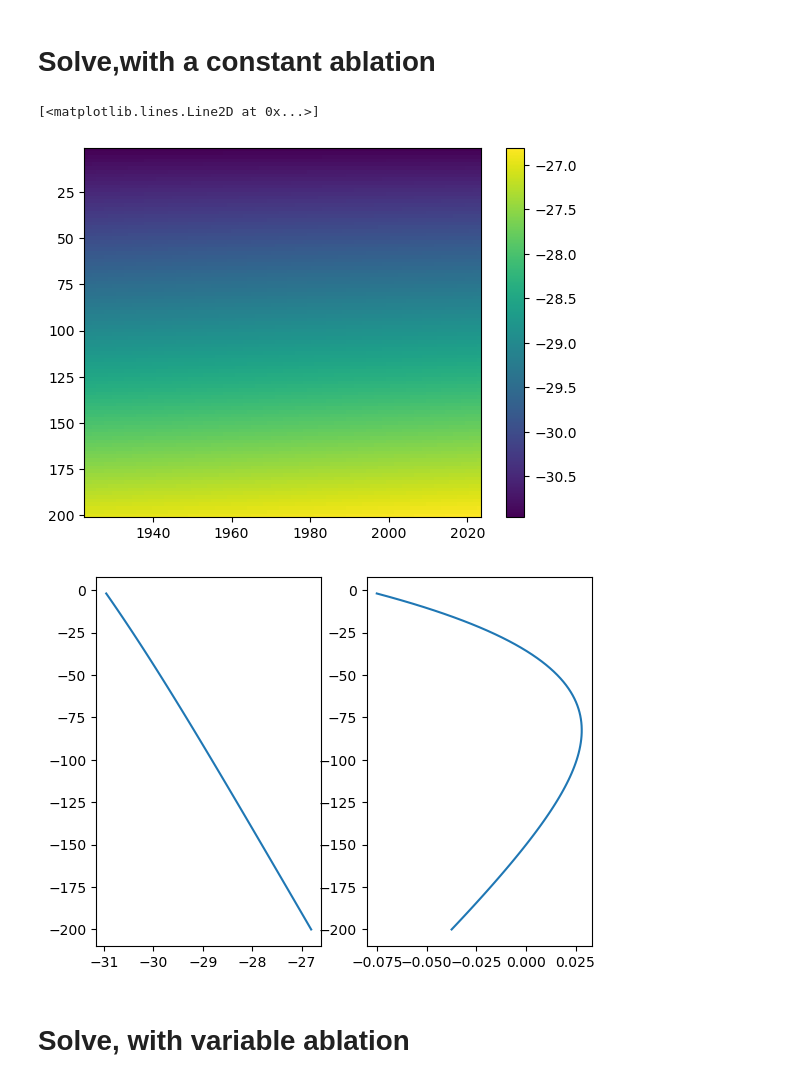
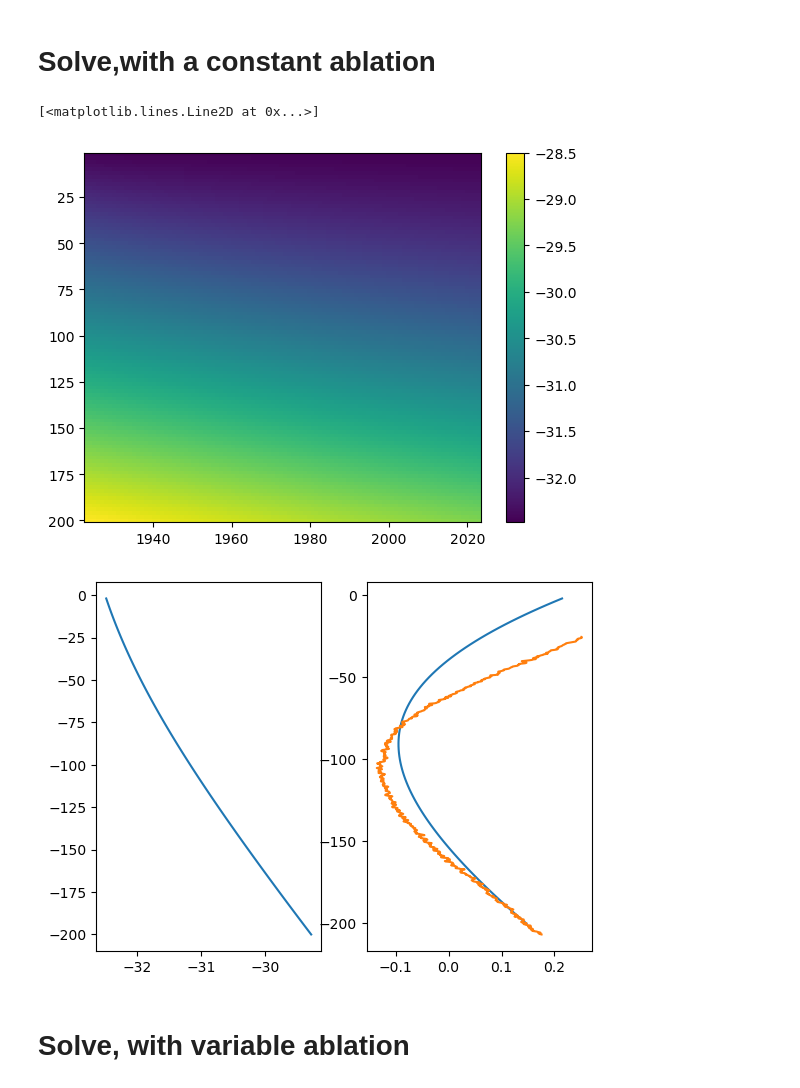
Before and after one commit to johnmorganmanos/Antarctica_AH_Thermometry, a Jupyter notebook: Untitled.ipynb, the cells around one changed output. Saved outputs shown, nothing was run; the diff lists cells and outputs as text; code cells hidden in the pictures.

```diff
--- a/Untitled.ipynb
+++ b/Untitled.ipynb
@@ -56,9 +56,9 @@ ax2.plot(detrend(U[:,-1]),z*-1)
 # Solve,with a constant ablation
 # %%
 
-accumulation = -0.1
+accumulation = 0.4
 
-t_surf = np.array([-31]*nt)
+t_surf = np.array([-32.5]*nt)
 U,t,z = heat(t_surf,
          tmax = tmax,
          tmin = tmin,
@@ -69,18 +69,21 @@ U,t,z = heat(t_surf,
          alpha = alpha,
          accumulation = accumulation)
 # %%
+min_depth = 100
+max_depth = -1
 fig, ax = plt.subplots()
 im = ax.pcolormesh(t,z,U)
 fig.colorbar(im,ax=ax)
 plt.gca().invert_yaxis()
 
 fig, (ax1, ax2) = plt.subplots(1, 2)
 ax1.plot(U[:,-1],z*-1)
 ax2.plot(detrend(U[:,-1]),z*-1)
+ax2.plot(detrend(data['ALHIC1902_23_5min'][8].values[min_depth:max_depth]),data['ALHIC1902_23_5min'][0].values[min_depth:max_depth]*-1)
 # %% [output]
 [<matplotlib.lines.Line2D at 0x...>]
-[figure, old version]
+[figure, new version]
-[figure, old version]
+[figure, new version]
 # %% [markdown]
 # Solve, with variable ablation
 # %%
```
Also changed, not shown: parts of 22 cells of this notebook.
